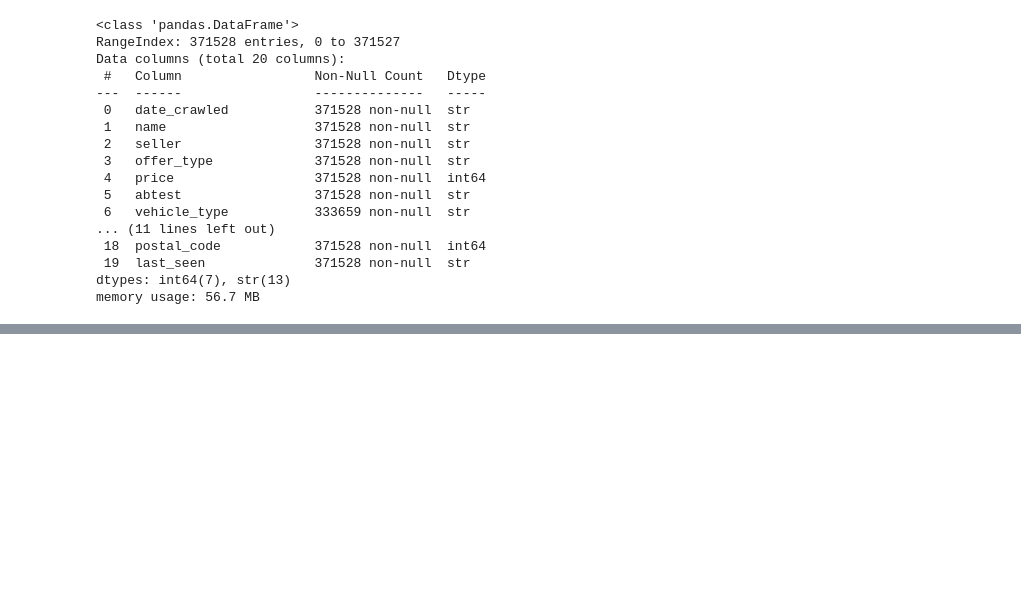
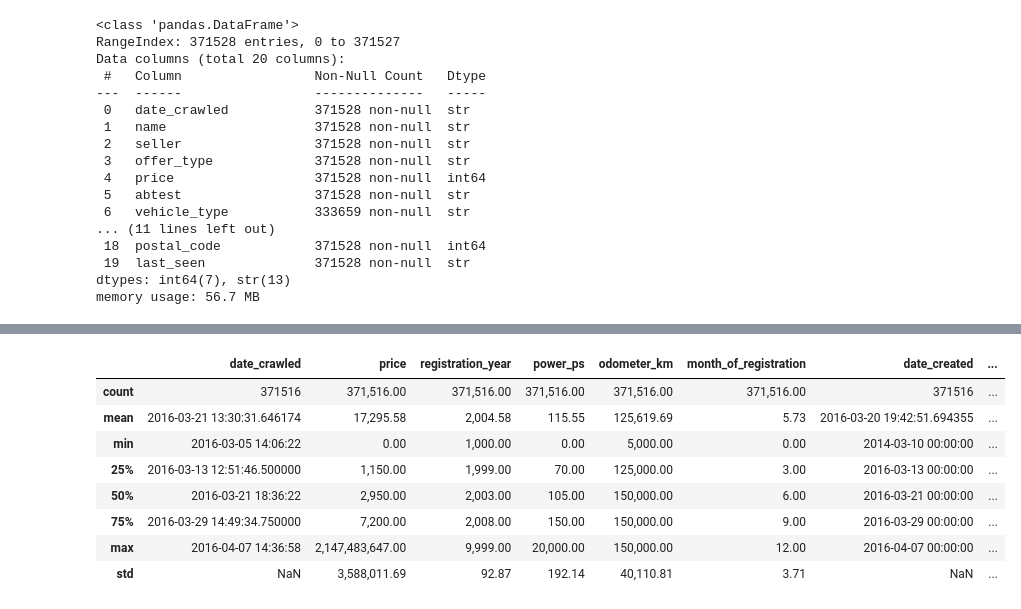
Before and after one commit to win719/ebay-car-sales, a Jupyter notebook: analysis.ipynb, the cells around one changed output, grey strips where cells are left out. Cells and saved outputs as stored; diff of their text form; code cells hidden in the pictures; blank space fills up the shorter version.

```diff
--- a/analysis.ipynb
+++ b/analysis.ipynb
@@ -136,0 +265,14 @@ autos = autos.rename(columns={
+# %%
+pd.set_option('display.float_format', '{:,.2f}'.format)
+# %%
+autos.describe()
+# %% [output]
+|  | date_crawled | price | registration_year | power_ps | odometer_km | month_of_registration | date_created | ... |
+| count | 371516 | 371,516.00 | 371,516.00 | 371,516.00 | 371,516.00 | 371,516.00 | 371516 | ... |
+| mean | 2016-03-21 13:30:31.646174 | 17,295.58 | 2,004.58 | 115.55 | 125,619.69 | 5.73 | 2016-03-20 19:42:51.694355 | ... |
+| min | 2016-03-05 14:06:22 | 0.00 | 1,000.00 | 0.00 | 5,000.00 | 0.00 | 2014-03-10 00:00:00 | ... |
+| 25% | 2016-03-13 12:51:46.500000 | 1,150.00 | 1,999.00 | 70.00 | 125,000.00 | 3.00 | 2016-03-13 00:00:00 | ... |
+| 50% | 2016-03-21 18:36:22 | 2,950.00 | 2,003.00 | 105.00 | 150,000.00 | 6.00 | 2016-03-21 00:00:00 | ... |
+| 75% | 2016-03-29 14:49:34.750000 | 7,200.00 | 2,008.00 | 150.00 | 150,000.00 | 9.00 | 2016-03-29 00:00:00 | ... |
+| max | 2016-04-07 14:36:58 | 2,147,483,647.00 | 9,999.00 | 20,000.00 | 150,000.00 | 12.00 | 2016-04-07 00:00:00 | ... |
+| std | NaN | 3,588,011.69 | 92.87 | 192.14 | 40,110.81 | 3.71 | NaN | ... |
```
Also changed, not shown: parts of 31 cells of this notebook.
